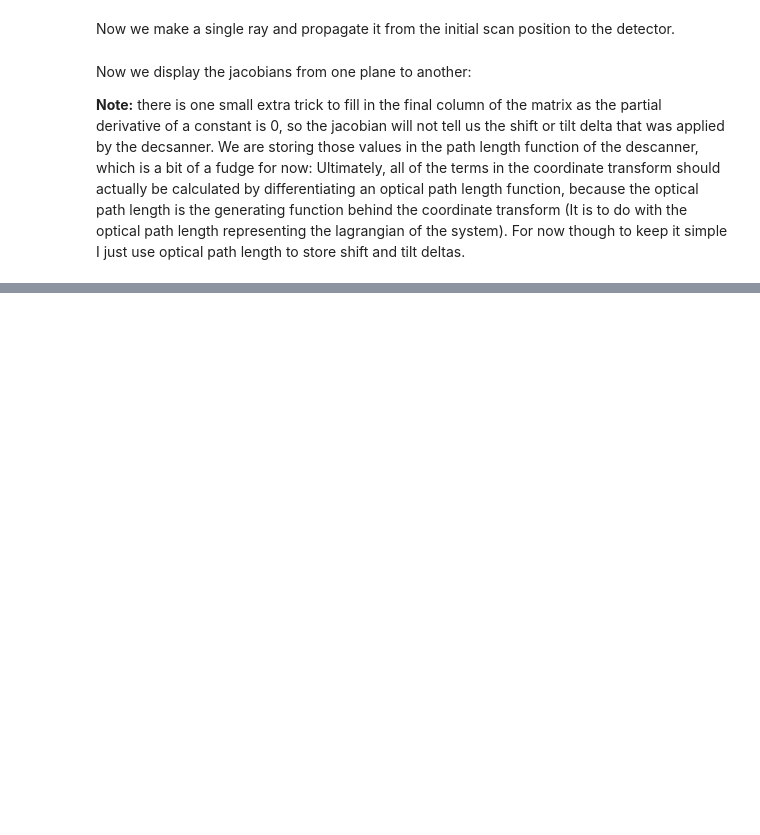
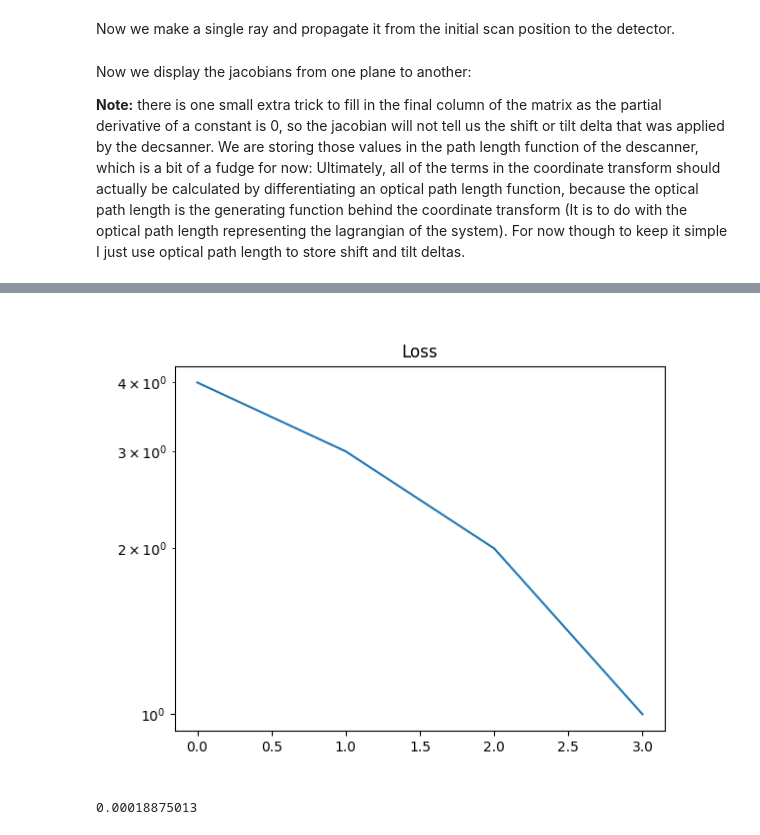
Before and after one commit to TemGym/TemGym, a Jupyter notebook: examples/jax_examples/4Dstem.ipynb, the cells around one changed output, grey strips where cells are left out. Saved outputs shown, nothing was run; the diff lists cells and outputs as text; code cells hidden in the pictures; blank space fills up the shorter version.

```diff
--- a/examples/jax_examples/4Dstem.ipynb
+++ b/examples/jax_examples/4Dstem.ipynb
@@ -506,0 +606,7 @@ plt.show()
+# %%
+fig, ax = plt.subplots()
+loss_plot = ax.plot(np.arange(1, 5)[::-1])[0]
+ax.set_title("Loss")
+ax.set_yscale("log")
+# %% [output]
+[figure, added]
@@ -506,0 +632,12 @@ plt.show()
+# %%
+real_params = {
+    "Exx": descan_error[0], "Exy": 0.0, "Eyx": 0.0, "Eyy": descan_error[1],
+    "Edxx": descan_error[2], "Edxy": 0.0, "Edyx": 0.0, "Edyy": descan_error[3],
+    "z_samp": camera_length
+}
+
+real_loss=loss(real_params, scan_x_in, scan_y_in, x_out_centre, y_out_centre)
+print(real_loss)
+test_loss=loss(params, scan_x_in, scan_y_in, x_out_centre, y_out_centre)
+# %% [output]
+0.00018875013
```
Also changed, not shown: parts of 21 cells of this notebook, 3 other files.
